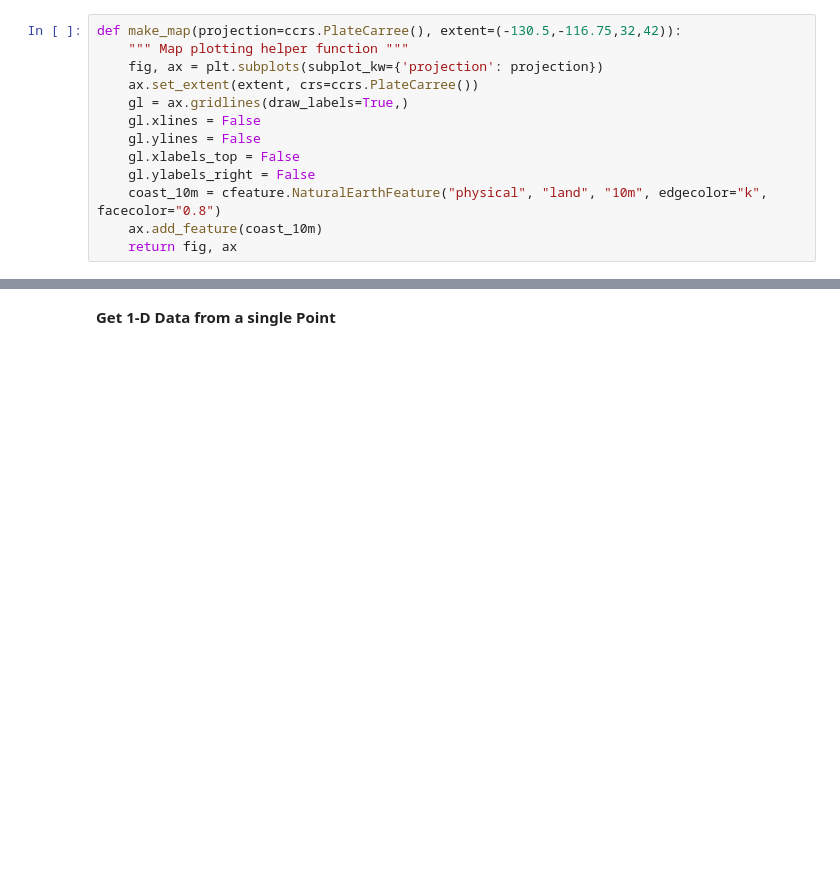
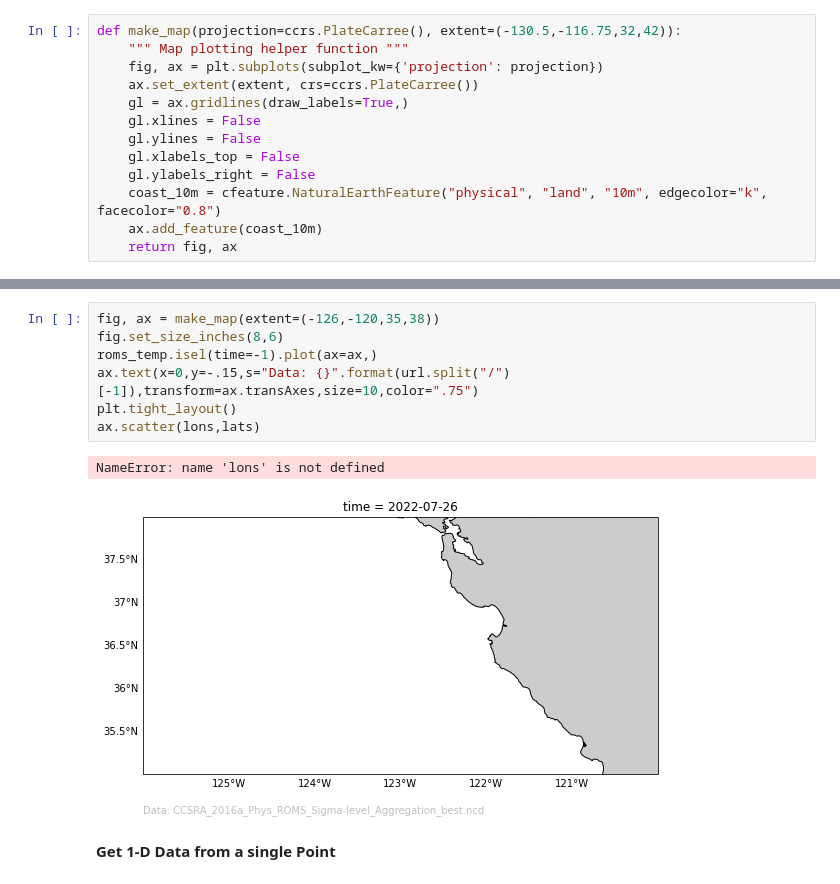
Before and after one commit to patcdaniel/decorrelation-scale, a Jupyter notebook: notebooks/1D-decorrelation-scale.ipynb, the cells around one changed output, grey strips where cells are left out. Drawn from its saved outputs; the diff is of its cells as text; blank space fills up the shorter version.

```diff
--- a/notebooks/1D-decorrelation-scale.ipynb
+++ b/notebooks/1D-decorrelation-scale.ipynb
@@ -78,3 +117,13 @@ ax.scatter(-122.5,36.8,color='r')
+# %%
+fig, ax = make_map(extent=(-126,-120,35,38))
+fig.set_size_inches(8,6)
+roms_temp.isel(time=-1).plot(ax=ax,)
+ax.text(x=0,y=-.15,s="Data: {}".format(url.split("/")[-1]),transform=ax.transAxes,size=10,color=".75")
+plt.tight_layout()
+ax.scatter(lons,lats)
+# %% [output]
+NameError: name 'lons' is not defined
+[figure, added]
 # %% [markdown]
 __Get 1-D Data from a single Point__
 # %%
```
Also changed, not shown: parts of 36 cells of this notebook, 39 other files.
